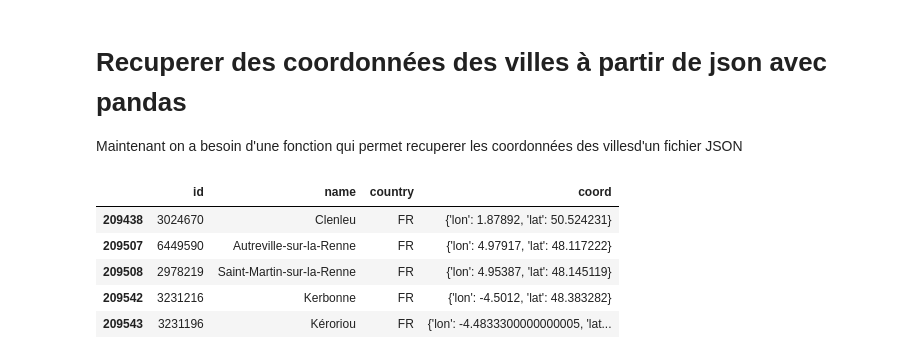
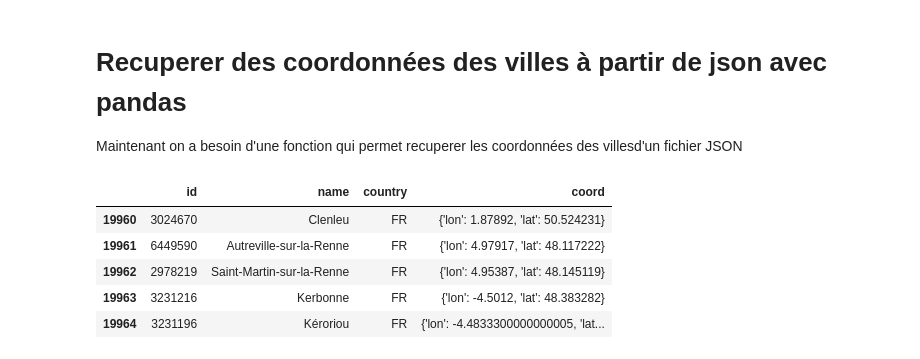
Before and after one commit to data7h/temperature_scrapping_fr, a Jupyter notebook: API_OpenWeatherMap-hs.ipynb, the cells around one changed output. Drawn from its saved outputs; the diff is of its cells as text; code cells hidden in the pictures.

```diff
--- a/API_OpenWeatherMap-hs.ipynb
+++ b/API_OpenWeatherMap-hs.ipynb
@@ -146,13 +146,13 @@ def WriteCSV(data):
 # %%
 villes = pd.read_json("city.list.json")
 villes_france = villes[villes['country'] == 'FR' ]
-ids_france       = list(villes_france ['id'])
-countries_france = list(villes_france ['country'])
+villes_france = villes_france.reset_index()
+villes_france = villes_france[['id','name','country','coord']]
 villes_france.tail(5)
 # %% [output]
 |  | id | name | country | coord |
-| 209438 | 3024670 | Clenleu | FR | {'lon': 1.87892, 'lat': 50.524231} |
-| 209507 | 6449590 | Autreville-sur-la-Renne | FR | {'lon': 4.97917, 'lat': 48.117222} |
-| 209508 | 2978219 | Saint-Martin-sur-la-Renne | FR | {'lon': 4.95387, 'lat': 48.145119} |
-| 209542 | 3231216 | Kerbonne | FR | {'lon': -4.5012, 'lat': 48.383282} |
-| 209543 | 3231196 | Kéroriou | FR | {'lon': -4.4833300000000005, 'lat... |
+| 19960 | 3024670 | Clenleu | FR | {'lon': 1.87892, 'lat': 50.524231} |
+| 19961 | 6449590 | Autreville-sur-la-Renne | FR | {'lon': 4.97917, 'lat': 48.117222} |
+| 19962 | 2978219 | Saint-Martin-sur-la-Renne | FR | {'lon': 4.95387, 'lat': 48.145119} |
+| 19963 | 3231216 | Kerbonne | FR | {'lon': -4.5012, 'lat': 48.383282} |
+| 19964 | 3231196 | Kéroriou | FR | {'lon': -4.4833300000000005, 'lat... |
```
Also changed, not shown: parts of 6 cells of this notebook, 3 other files.
